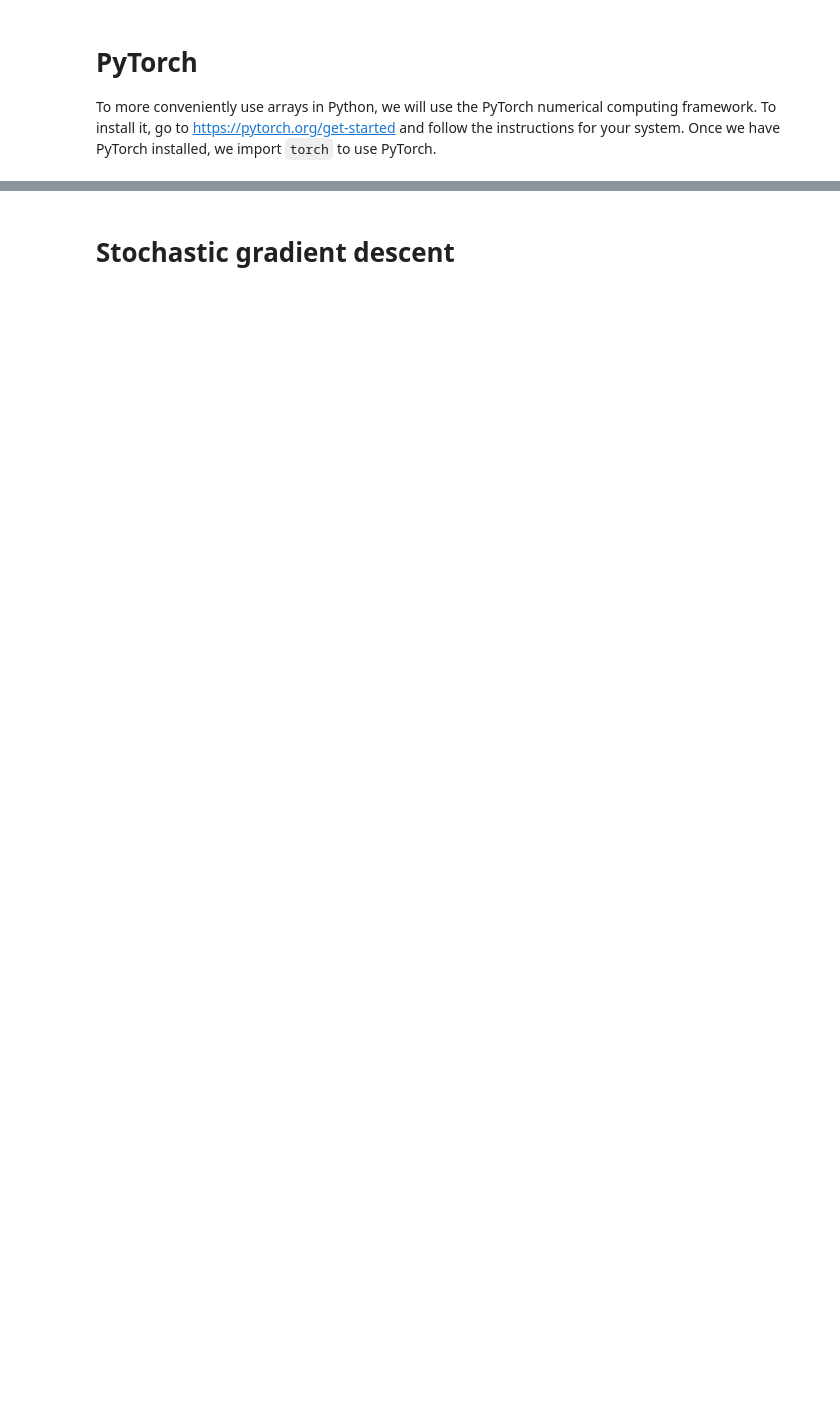
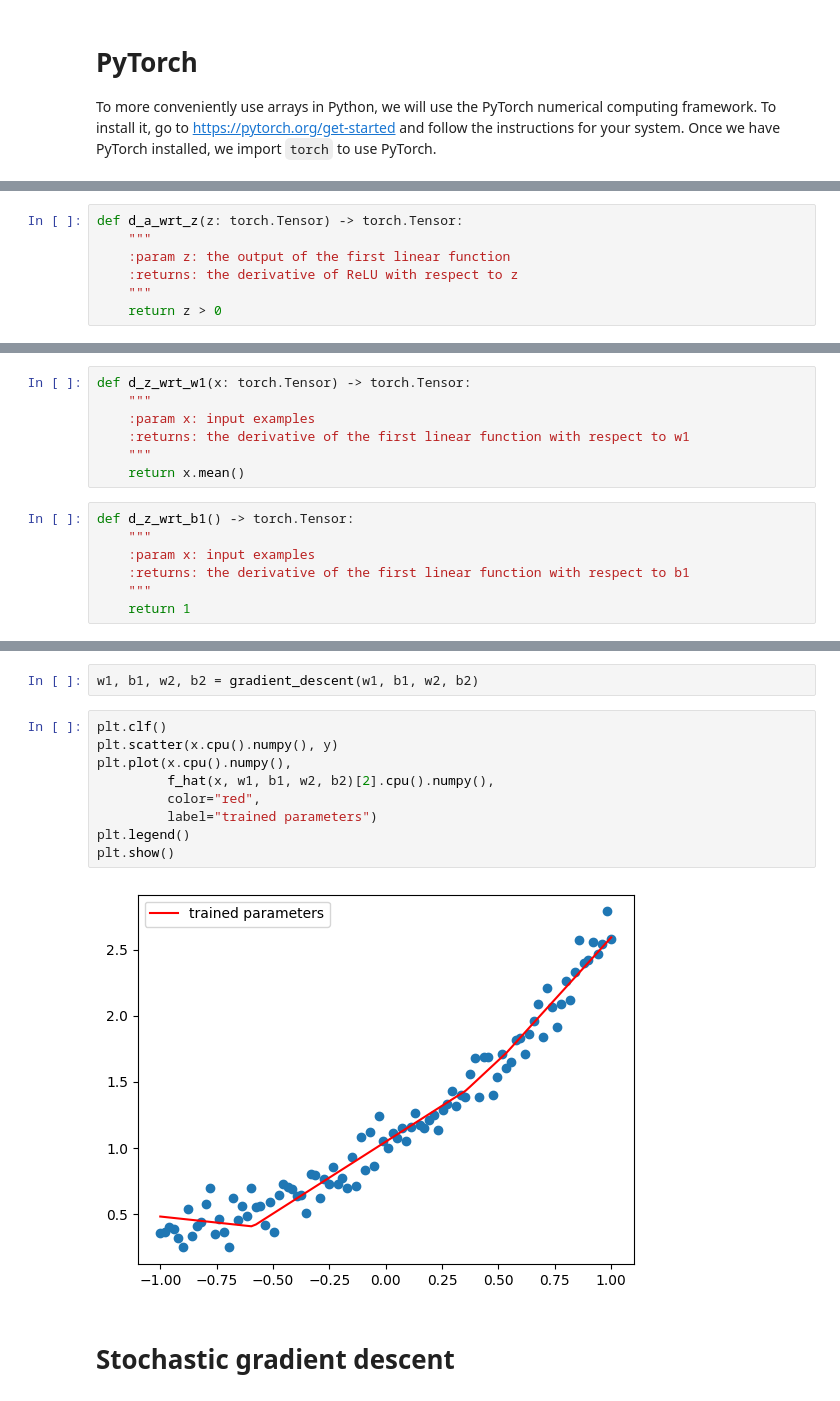
Before and after one commit to damtharvey/reu2023, a Jupyter notebook: 3_stochastic_gradient_descent.ipynb, the cells around one changed output, grey strips where cells are left out. Drawn from its saved outputs; the diff is of its cells as text; blank space fills up the shorter version.

```diff
--- a/3_stochastic_gradient_descent.ipynb
+++ b/3_stochastic_gradient_descent.ipynb
@@ -213,0 +275,7 @@ plot!(X, f_hat(X)[1]', label="after training")
+# %%
+def d_a_wrt_z(z: torch.Tensor) -> torch.Tensor:
+    """
+    :param z: the output of the first linear function
+    :returns: the derivative of ReLU with respect to z
+    """
+    return z > 0
@@ -213,0 +284,14 @@ plot!(X, f_hat(X)[1]', label="after training")
+# %%
+def d_z_wrt_w1(x: torch.Tensor) -> torch.Tensor:
+    """
+    :param x: input examples
+    :returns: the derivative of the first linear function with respect to w1
+    """
+    return x.mean()
+# %%
+def d_z_wrt_b1() -> torch.Tensor:
+    """
+    :param x: input examples
+    :returns: the derivative of the first linear function with respect to b1
+    """
+    return 1
@@ -214,3 +361,16 @@ plot!(X, f_hat(X)[1]', label="after training")
+# %%
+w1, b1, w2, b2 = gradient_descent(w1, b1, w2, b2)
+# %%
+plt.clf()
+plt.scatter(x.cpu().numpy(), y)
+plt.plot(x.cpu().numpy(),
+         f_hat(x, w1, b1, w2, b2)[2].cpu().numpy(),
+         color="red",
+         label="trained parameters")
+plt.legend()
+plt.show()
+# %% [output]
+[figure, added]
 # %% [markdown]
 # Stochastic gradient descent
 # %% [markdown]
```
Also changed, not shown: parts of 116 cells of this notebook.
